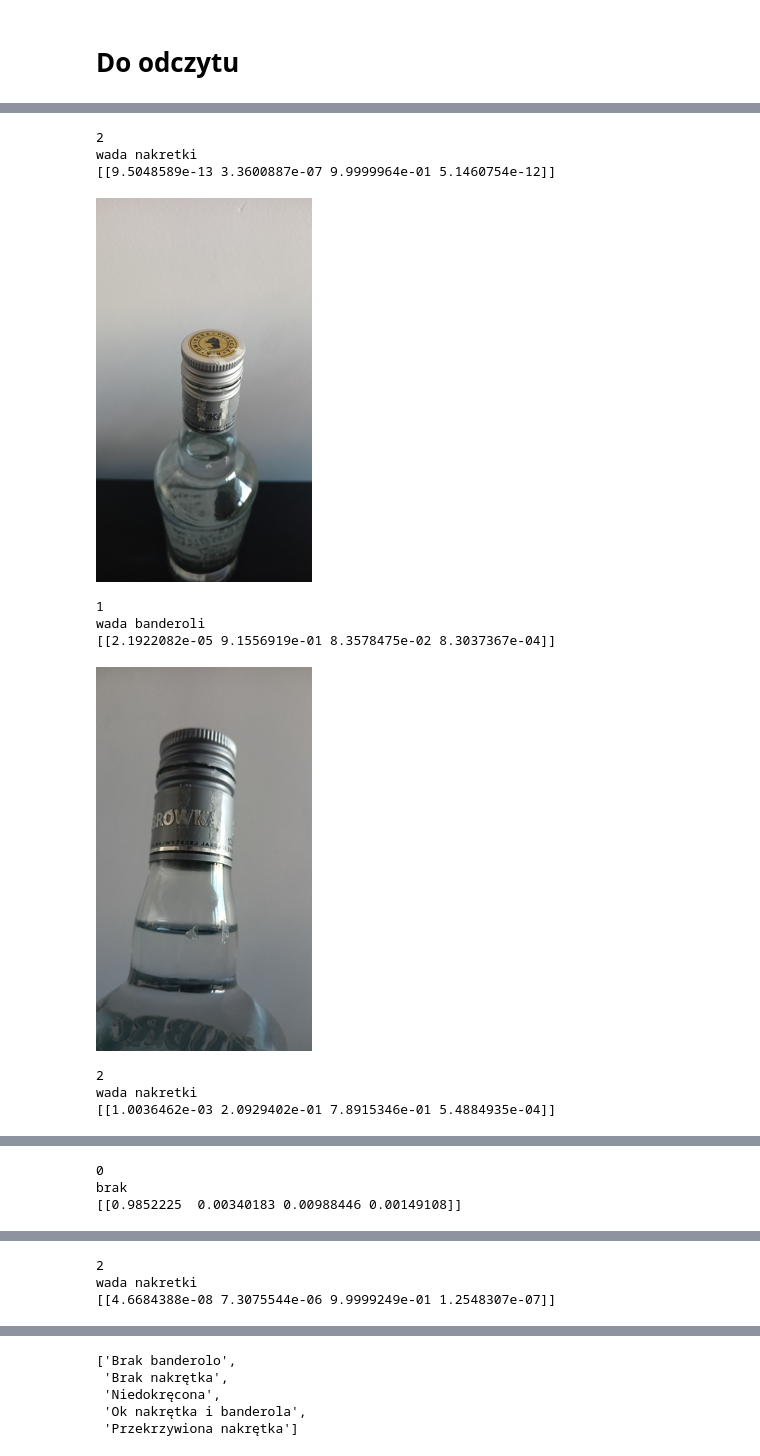
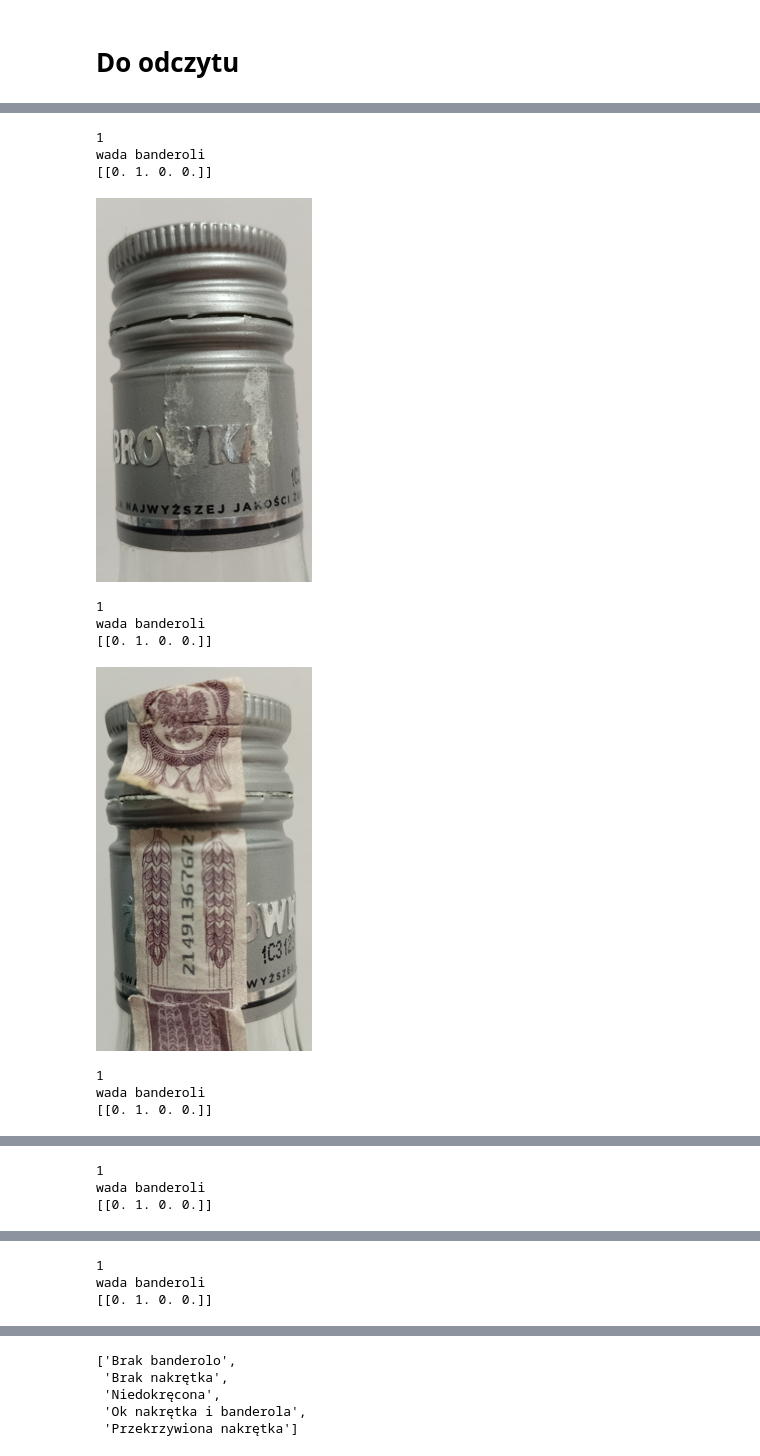
Before and after one commit to Korczak/RyliSmartButelki, a Jupyter notebook: nakretka/Testowanie_sieci.ipynb, the cells around one changed output, grey strips where cells are left out. Cells and saved outputs as stored; diff of their text form; code cells hidden in the pictures.

```diff
--- a/nakretka/Testowanie_sieci.ipynb
+++ b/nakretka/Testowanie_sieci.ipynb
@@ -32,4 +32,4 @@ print(class_names)
 # %% [markdown]
 # Do odczytu
 # %%
-model2 = load_model('4_klasy.03-0.26.h5')
+model2 = load_model('nowosc.06-0.22.h5')
@@ -36,3 +56,3 @@ model2 = load_model('4_klasy.03-0.26.h5')
 # %%
-make_prediction('dataset/testy_nakretka/Test brak banderoli/', model2, True)
+make_prediction('dataset/dziala testy/wada banderoli/', model2, True)
 # %% [output]
@@ -40,11 +60,11 @@ make_prediction('dataset/testy_nakretka/Test brak banderoli/', model2, True)
-2
-wada nakretki
-[[9.5048589e-13 3.3600887e-07 9.9999964e-01 5.1460754e-12]]
+1
+wada banderoli
+[[0. 1. 0. 0.]]
-[figure, old version]
+[figure, new version]
 1
 wada banderoli
-[[2.1922082e-05 9.1556919e-01 8.3578475e-02 8.3037367e-04]]
+[[0. 1. 0. 0.]]
-[figure, old version]
+[figure, new version]
-2
-wada nakretki
-[[1.0036462e-03 2.0929402e-01 7.8915346e-01 5.4884935e-04]]
+1
+wada banderoli
+[[0. 1. 0. 0.]]
@@ -52,3 +72,3 @@ wada nakretki
-0
-brak
-[[0.9852225  0.00340183 0.00988446 0.00149108]]
+1
+wada banderoli
+[[0. 1. 0. 0.]]
@@ -56,3 +76,3 @@ brak
-2
-wada nakretki
-[[4.6684388e-08 7.3075544e-06 9.9999249e-01 1.2548307e-07]]
+1
+wada banderoli
+[[0. 1. 0. 0.]]
```
Also changed, not shown: parts of 9 cells of this notebook, 5 other files.
